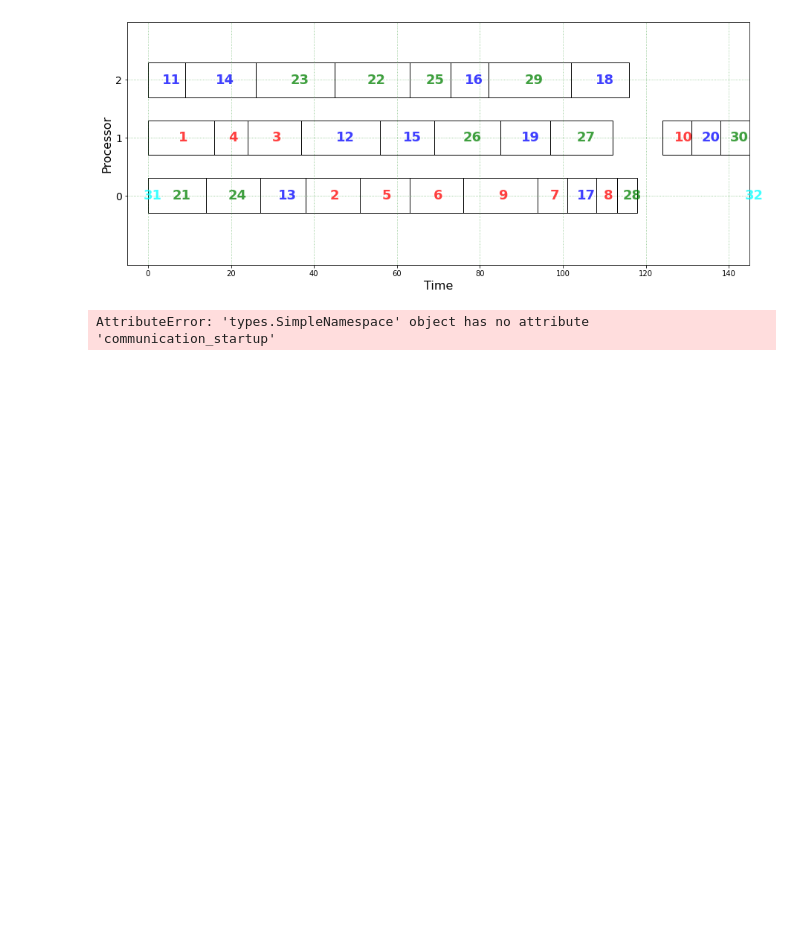
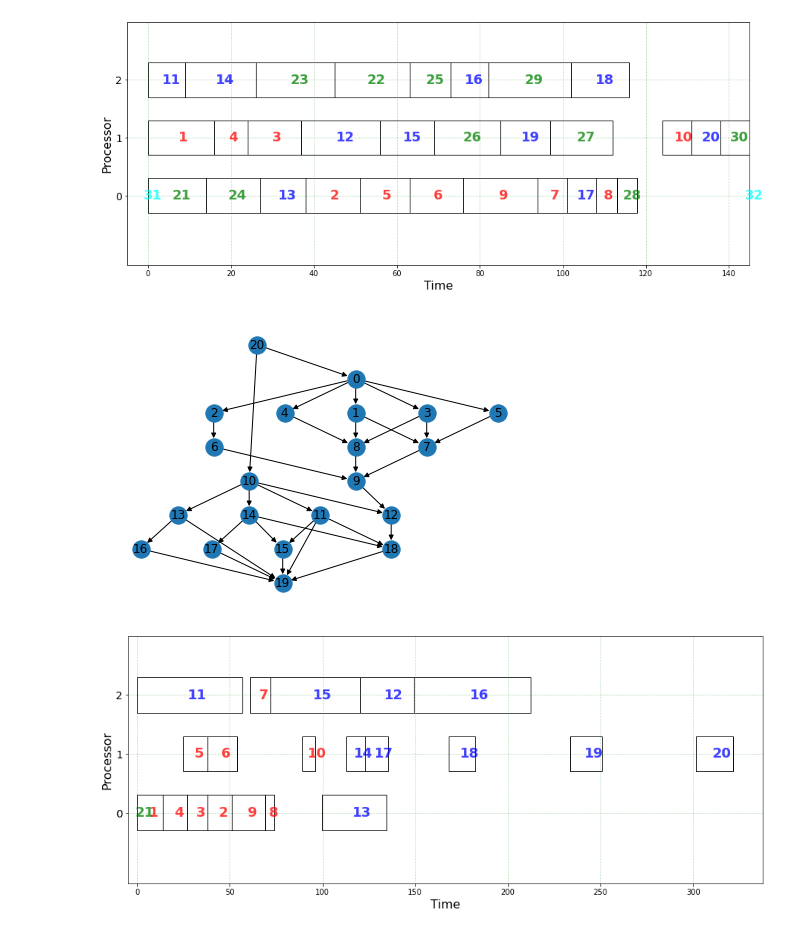
Before and after one commit to zhyantao/real-time-faas, a Jupyter notebook: jupyter/DAG Merging.ipynb, the cells around one changed output. Cells and saved outputs as stored; diff of their text form; code cells hidden in the pictures; blank space fills up the shorter version.

Commit message:
修复 DAG merge 中的错误

```diff
--- a/jupyter/DAG Merging.ipynb
+++ b/jupyter/DAG Merging.ipynb
@@ -87,19 +87,20 @@ gantt.showGanttChart(sched)
 # %%
 """
 Use Ranking-based merge
 """
-combined_dag = dag_merge.merge_dags(dag1, dag2, merge_method=dag_merge.MergeMethod.RANKING_BASED, computation_matrix=comp_matrix_1, communication_matrix=comm_matrix_1, minimize_relabeling=True)
+combined_dag = dag_merge.merge_dags(dag1, dag2, merge_method=dag_merge.MergeMethod.RANKING_BASED, computation_matrix=comp_matrix_1, communication_matrix=comm_matrix_1, communication_startup=comm_matrix_startup, minimize_relabeling=True)
 nx.draw(combined_dag, pos=nx.nx_pydot.graphviz_layout(combined_dag, prog='dot'), with_labels=True)
 
 expanded_comp_matrix_1 = np.vstack((comp_matrix_1, comp_matrix_2, np.zeros((2, comp_matrix_1.shape[1]))))
 
 sched, _, _ = heft.schedule_dag(combined_dag,
                                communication_matrix=comm_matrix_1,
                                computation_matrix=expanded_comp_matrix_1,
                                communication_startup=comm_matrix_startup)
 gantt.showGanttChart(sched)
 # %% [output]
-AttributeError: 'types.SimpleNamespace' object has no attribute 'communication_startup'
+[figure, added]
+[figure, added]
 # %%
 """
 Testing with the minimize_relabeling kwarg to help keep node relabeling as low as possible
```
Also changed, not shown: parts of 2 cells of this notebook, 5 other files.
